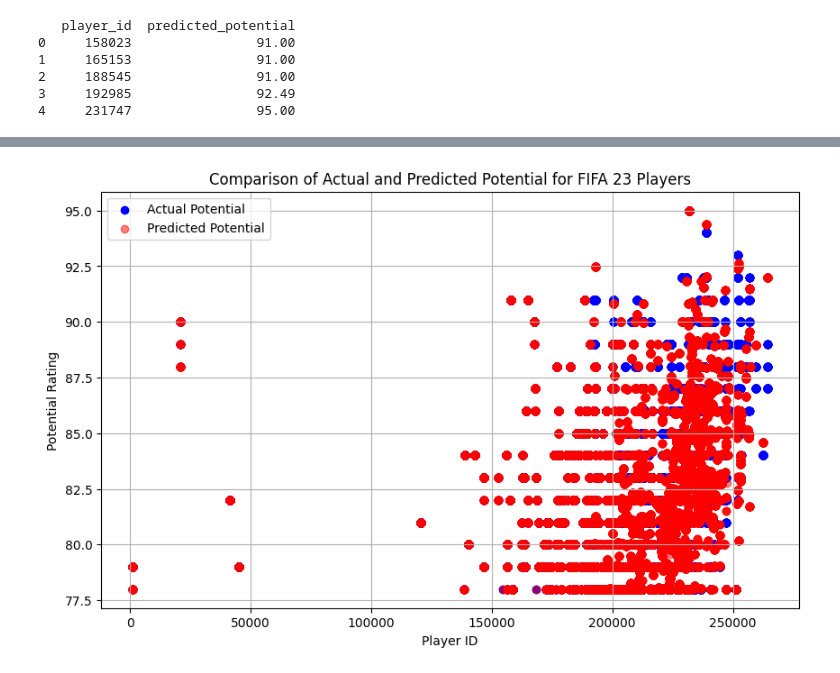
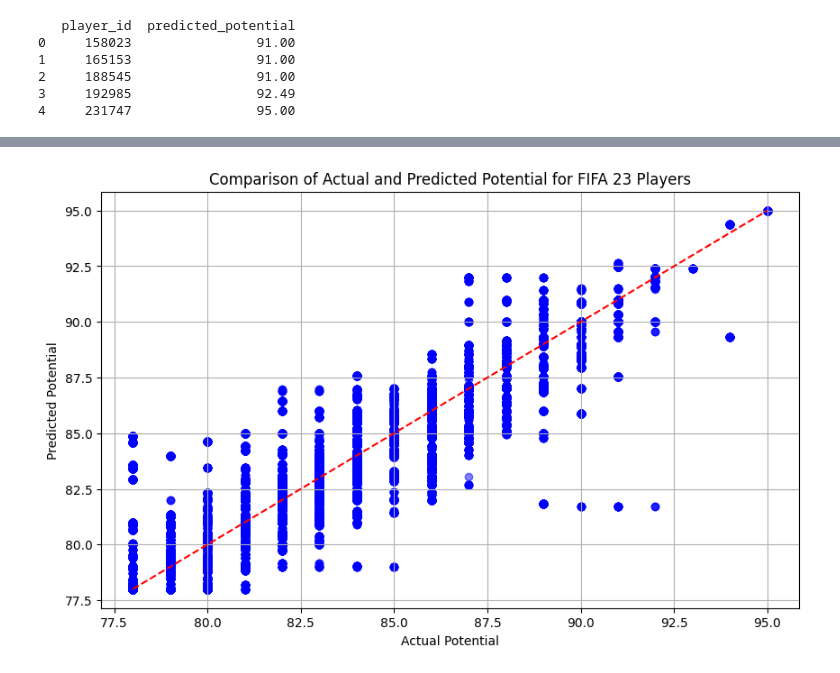
Before and after one commit to flaver12/scml, a Jupyter notebook: fifaplayer.ipynb, the cells around one changed output, grey strips where cells are left out. Drawn from its saved outputs; the diff is of its cells as text; code cells hidden in the pictures.

```diff
--- a/fifaplayer.ipynb
+++ b/fifaplayer.ipynb
@@ -121,18 +358,21 @@ print(predictions_df.head())
 # %%
 # Merge the actual and predicted data
 comparison_df = fifa_23_data.merge(predictions_df, on='player_id')
 
-# Create a plot
+# Create a scatter plot
 plt.figure(figsize=(10, 6))
-plt.scatter(comparison_df['player_id'], comparison_df['potential'], color='blue', label='Actual Potential')
-plt.scatter(comparison_df['player_id'], comparison_df['predicted_potential'], color='red', alpha=0.5, label='Predicted Potential')
+plt.scatter(comparison_df['potential'], comparison_df['predicted_potential'], color='blue', alpha=0.5)
+
+# Plot a reference line where y = x
+plt.plot([comparison_df['potential'].min(), comparison_df['potential'].max()],
+         [comparison_df['potential'].min(), comparison_df['potential'].max()],
+         color='red', linestyle='--')
 
 # Adding titles and labels
 plt.title('Comparison of Actual and Predicted Potential for FIFA 23 Players')
-plt.xlabel('Player ID')
-plt.ylabel('Potential Rating')
-plt.legend()
+plt.xlabel('Actual Potential')
+plt.ylabel('Predicted Potential')
 plt.grid(True)
 plt.show()
 # %% [output]
-[figure, old version]
+[figure, new version]
```
Also changed, not shown: parts of 23 cells of this notebook, 1 other file.
